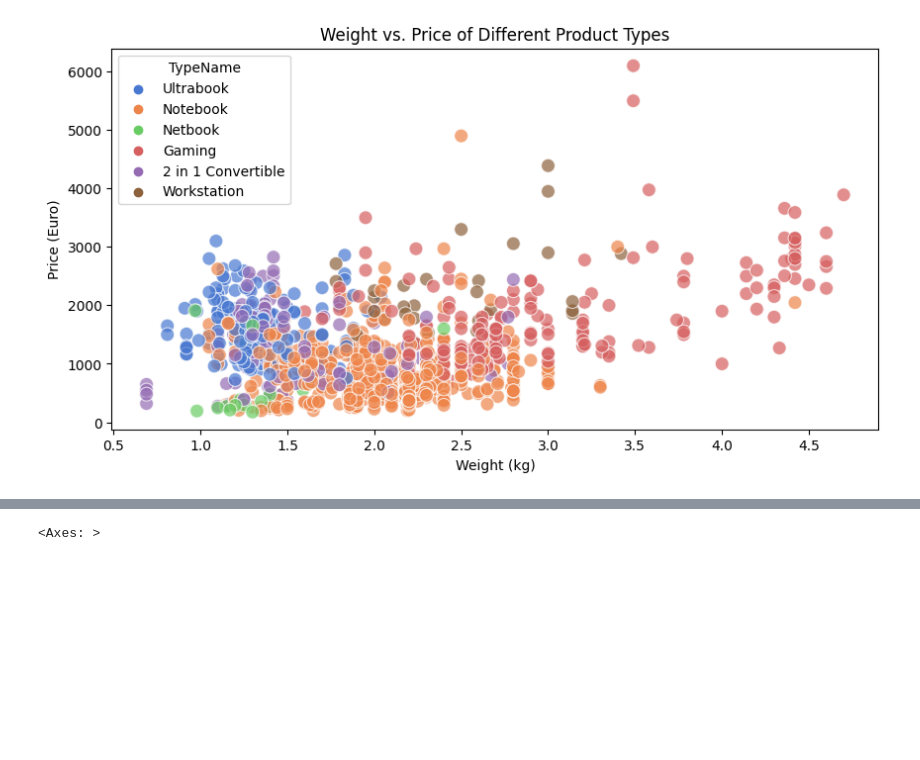
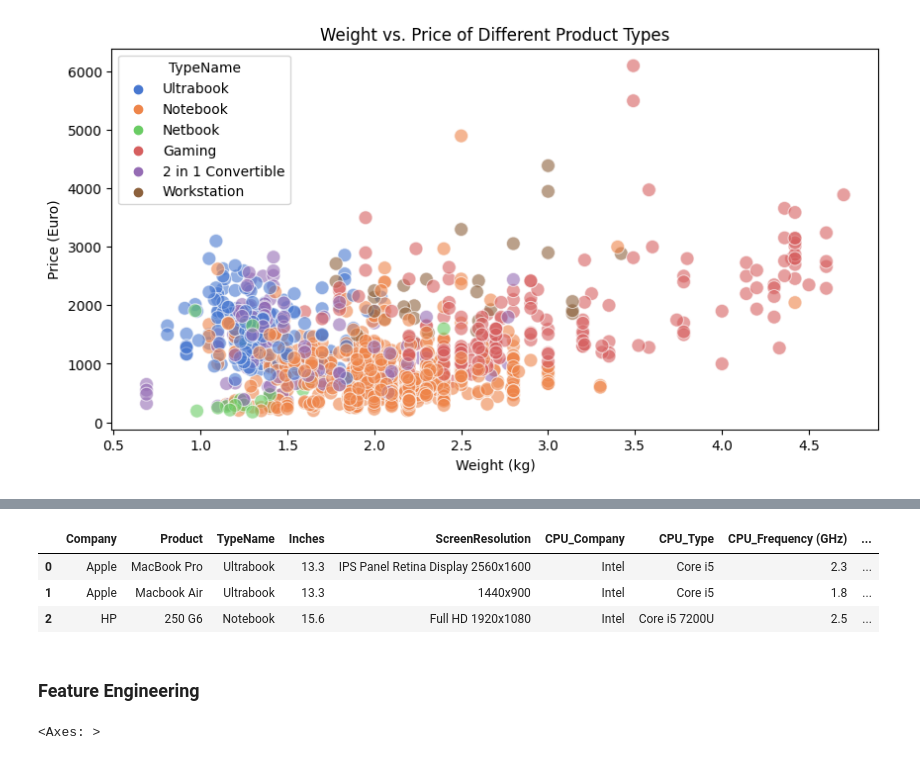
Before and after one commit to FarzanehSoltanzadeh/Regression, a Jupyter notebook: Multivariate Linear Regression/Implementation.ipynb, the cells around one changed output, grey strips where cells are left out. Cells and saved outputs as stored; diff of their text form; code cells hidden in the pictures; blank space fills up the shorter version.

```diff
--- a/Multivariate Linear Regression/Implementation.ipynb
+++ b/Multivariate Linear Regression/Implementation.ipynb
@@ -362,3 +363,12 @@ df
+# %%
+df.head(3) CPU  ...
+# %% [output]
+|  | Company | Product | TypeName | Inches | ScreenResolution | CPU_Company | CPU_Type | CPU_Frequency (GHz) | ... |
+| 0 | Apple | MacBook Pro | Ultrabook | 13.3 | IPS Panel Retina Display 2560x1600 | Intel | Core i5 | 2.3 | ... |
+| 1 | Apple | Macbook Air | Ultrabook | 13.3 | 1440x900 | Intel | Core i5 | 1.8 | ... |
+| 2 | HP | 250 G6 | Notebook | 15.6 | Full HD 1920x1080 | Intel | Core i5 7200U | 2.5 | ... |
+# %% [markdown]
+### Feature Engineering
 # %%
 sns.heatmap(df[numerical_columns].corr(), annot=True)
 # %% [output]
```
Also changed, not shown: parts of 9 cells of this notebook.
